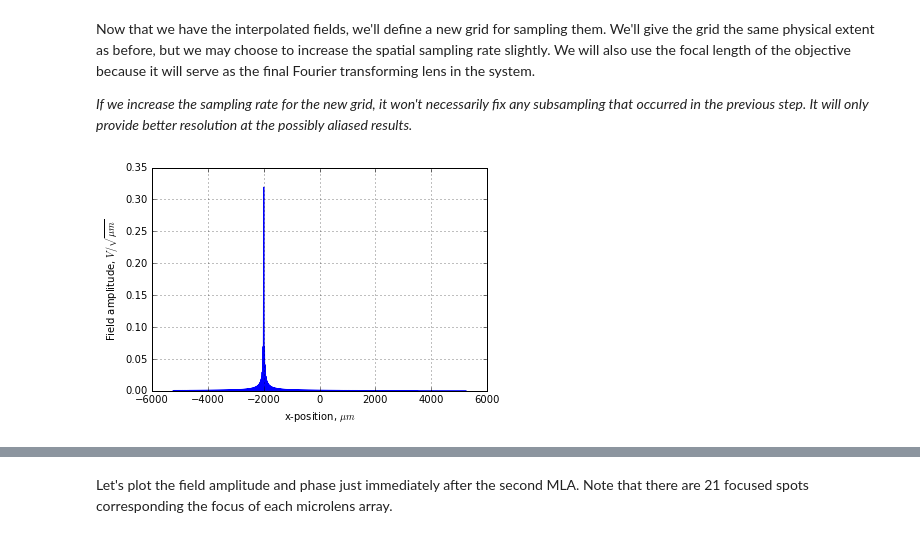
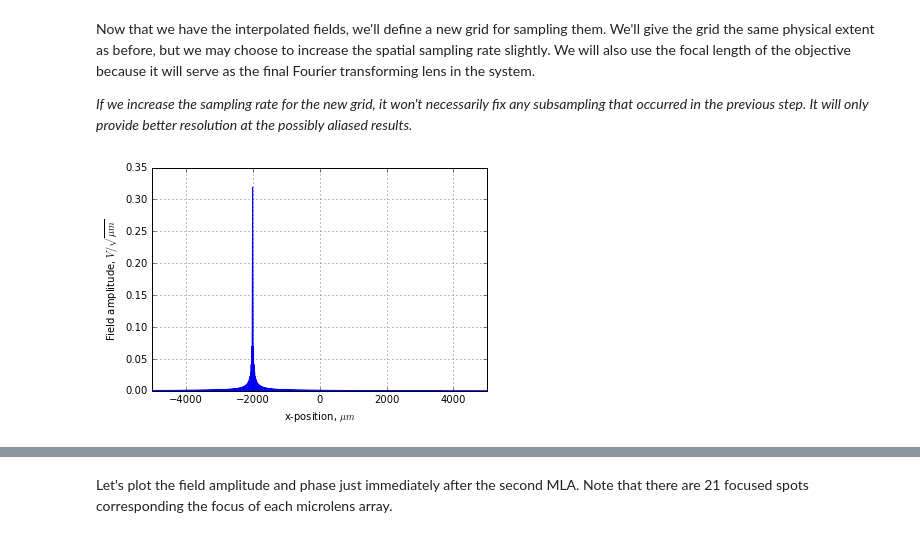
Before and after one commit to kmdouglass/simmla, a Jupyter notebook: publication_data/Basic 1D Simulation - Plane wave incidence.ipynb, the cells around one changed output, grey strips where cells are left out. Cells and saved outputs as stored; diff of their text form; code cells hidden in the pictures.

```diff
--- a/publication_data/Basic 1D Simulation - Plane wave incidence.ipynb
+++ b/publication_data/Basic 1D Simulation - Plane wave incidence.ipynb
@@ -99,13 +99,14 @@ Now that we have the interpolated fields, we'll define a new grid for sampling t
 # %%
 # Check that we've successfully computed the Fourier transform of a lenslet.
 m = 6 # lenslet index, integers between [0, numLenslets - 1]
 plt.plot(grid.px, np.abs(interpMag[m](grid.px) * np.exp(1j * interpPhase[m](grid.px))))
 plt.xlabel(r'x-position, $\mu m$')
 plt.ylabel(r'Field amplitude, $V / \sqrt{\mu m}$')
+plt.xlim((-5000,5000))
 plt.grid(True)
 plt.show()
 # %% [output]
-[figure, old version]
+[figure, new version]
 # %%
 %%time
 fObj        = 3300 # microns
```
Also changed, not shown: parts of 5 cells of this notebook.
